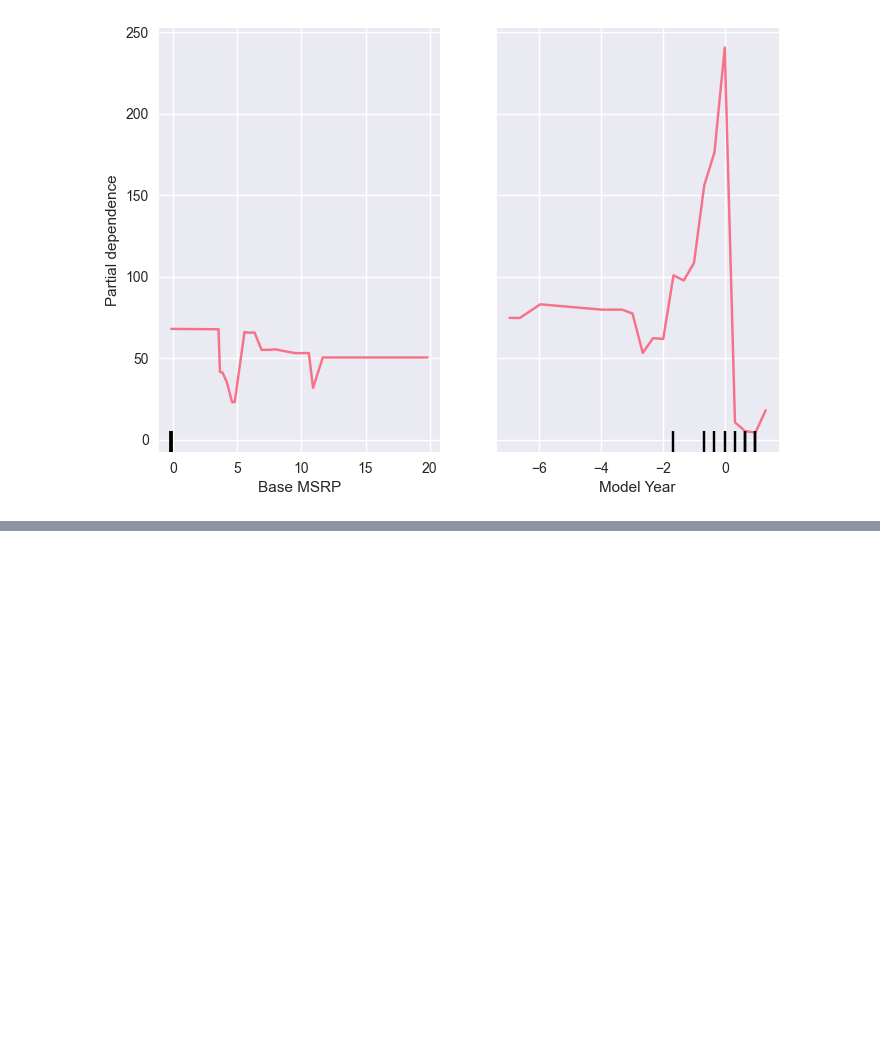
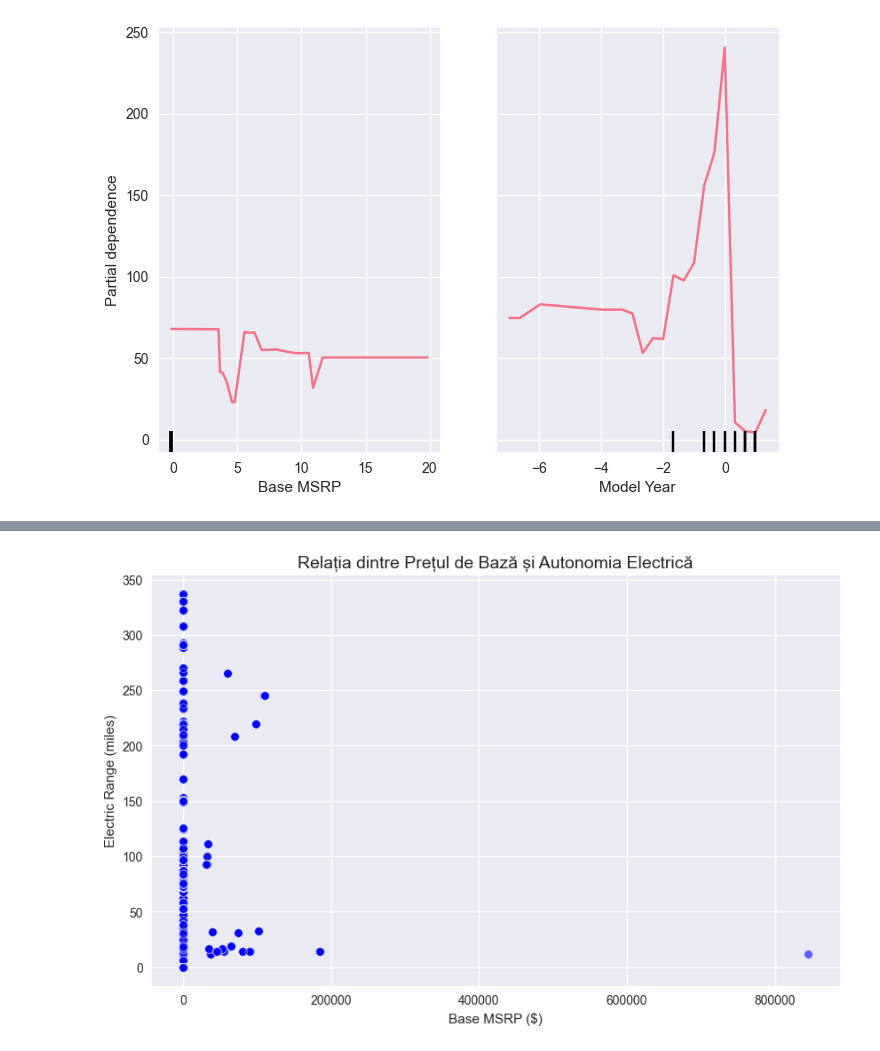
Before and after one commit to Copernicus12/Sisteme_Inteligente_-2025-, a Jupyter notebook: Electric_Vehicle_Population_Data.ipynb, the cells around one changed output, grey strips where cells are left out. Saved outputs shown, nothing was run; the diff lists cells and outputs as text; code cells hidden in the pictures; blank space fills up the shorter version.

```diff
--- a/Electric_Vehicle_Population_Data.ipynb
+++ b/Electric_Vehicle_Population_Data.ipynb
@@ -1229,0 +1311,10 @@ except:
+# %%
+plt.figure(figsize=(10, 6))
+sns.scatterplot(data=df, x='Base MSRP', y='Electric Range', alpha=0.6, color='blue')
+plt.title('Relația dintre Prețul de Bază și Autonomia Electrică', fontsize=14)
+plt.xlabel('Base MSRP ($)')
+plt.ylabel('Electric Range (miles)')
+plt.grid(True)
+plt.show()
+# %% [output]
+[figure, added]
```
Also changed, not shown: parts of 17 cells of this notebook.
